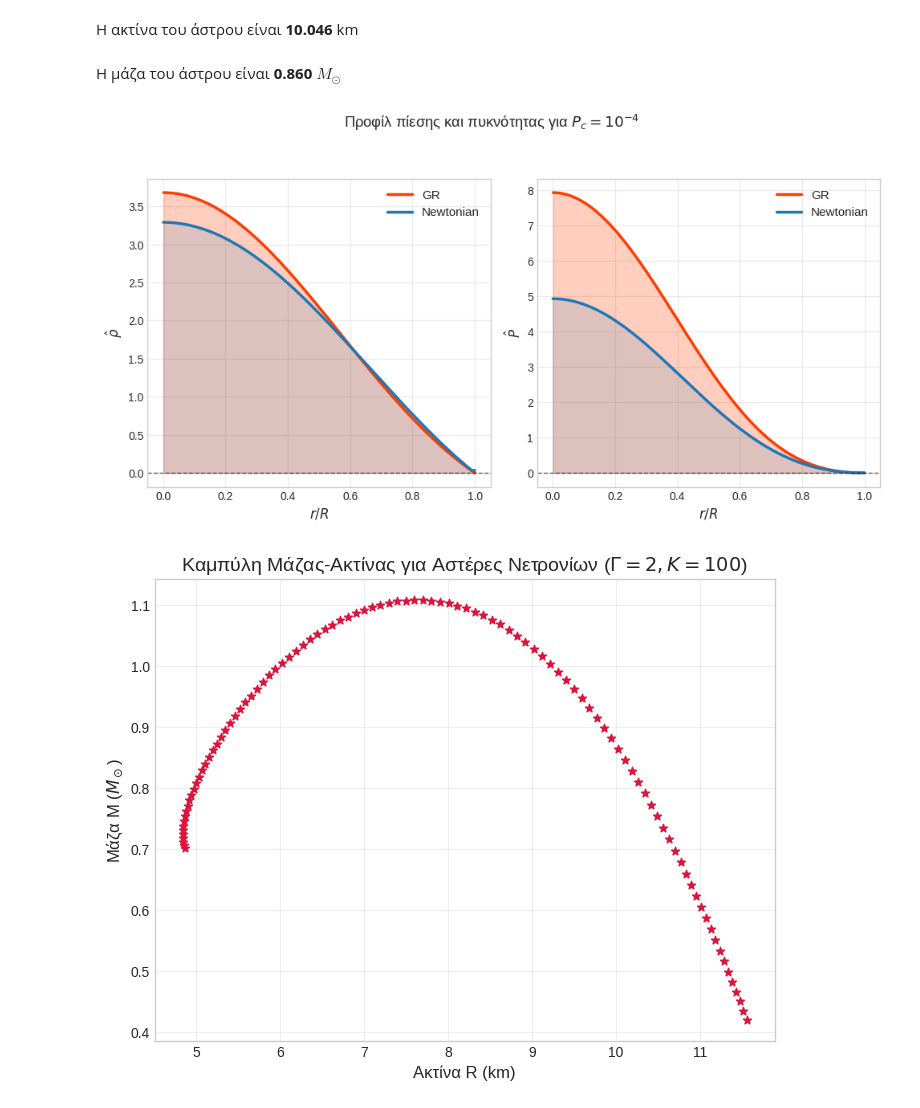
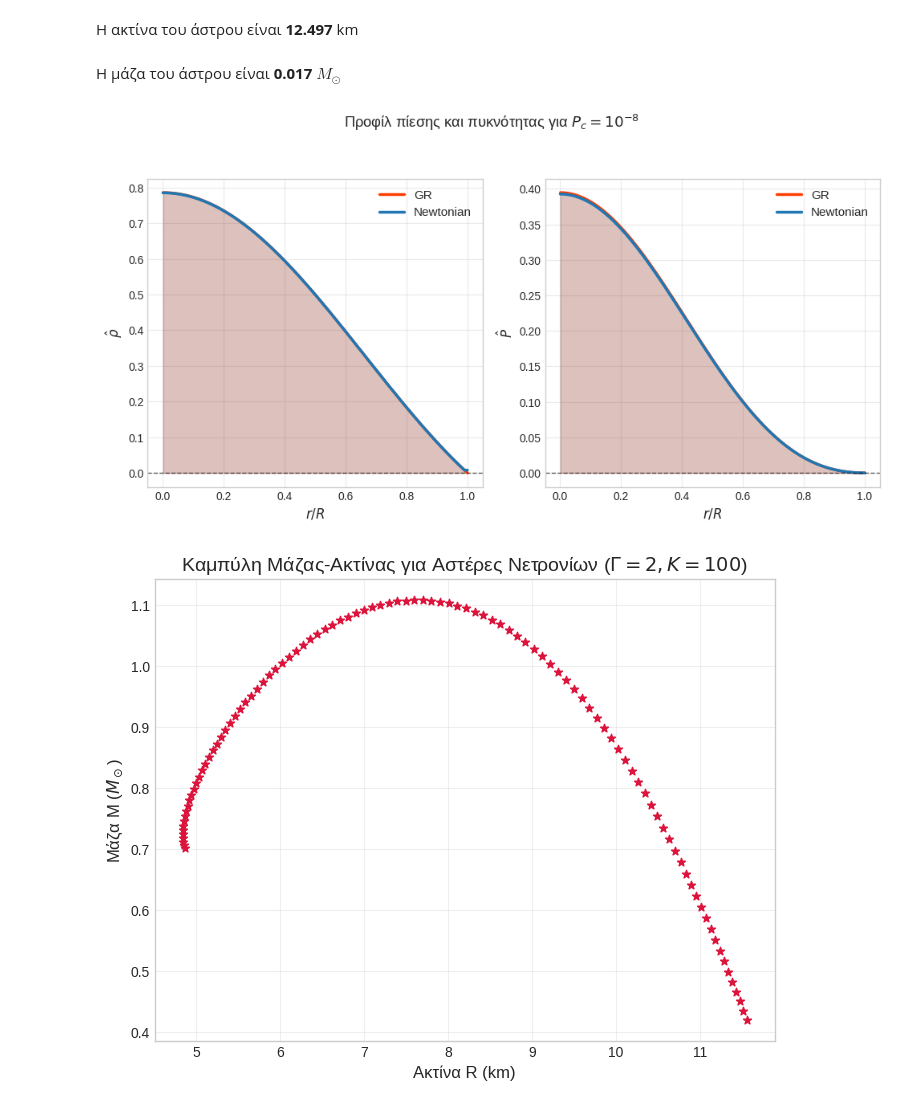
Before and after one commit to Vagge31/Stellar-Pulsations, a Jupyter notebook: tov.ipynb, the cells around one changed output. Cells and saved outputs as stored; diff of their text form; code cells hidden in the pictures.

```diff
--- a/tov.ipynb
+++ b/tov.ipynb
@@ -13,13 +13,13 @@ x_newt = data['x']
 rho_newt = data['rho_hat']
 P_newt = data['P_hat']
 # %%
-Pc = 1e-4 #Θα το δικαιλογησω απο geometrized units
+Pc = 1e-8 #Θα το δικαιλογησω απο geometrized units
 gamma=2
 R_tov, M_tov,Phi_tov_offset, sol = solve_tov(Pc, EoS=eos)
 display(Markdown(rf"Η ακτίνα του άστρου είναι **{R_tov:.3f}** km"))
 display(Markdown(rf"Η μάζα του άστρου είναι **{M_tov/1.4766:.3f}** $M_\odot$"))
 
-r = np.linspace(1e-3,R_tov,200)
+r = np.linspace(1e-4,R_tov,200)
 m = sol.sol(r)[0]
 P_0 = sol.sol(r)[1]
 Phi = sol.sol(r)[2]
@@ -28,8 +28,8 @@ rho_0 = eos(P_0)
 L_0 = (-1/2)*np.log(1-(2*m/r)) #Lambda
 Phi_0 = Phi + Phi_tov_offset
 # %% [output]
-Η ακτίνα του άστρου είναι **10.046** km
+Η ακτίνα του άστρου είναι **12.497** km
-Η μάζα του άστρου είναι **0.860** $M_\odot$
+Η μάζα του άστρου είναι **0.017** $M_\odot$
 # %%
 def get_dimensionless(M,R,Phi_offset,sol):
 
@@ -43,8 +43,8 @@ def get_dimensionless(M,R,Phi_offset,sol):
     Phi_0 = Phi + Phi_offset
     #Dimensionless
     x = r/R
-    rho_hat = ((4/3)*np.pi * R**3)/(M)*rho
-    P_hat = (4*np.pi*R**4)/(M**2)* P
+    rho_hat = (R**3)/(M)*rho
+    P_hat = (R**4)/(M**2)* P
     m_hat = m/M
 
     return x,rho_hat,P_hat,m_hat,Phi_0,L_0
@@ -58,36 +58,36 @@ plt.rcParams.update({
     'xtick.labelsize': 10,
     'ytick.labelsize': 10
 })
 
 fig, axes = plt.subplots(1,2, figsize=(10, 5))
 quantities = {
     r"$\hat{\rho}$": (rho_tov, rho_newt),
     r"$\hat{P}$": (P_tov,P_newt)
 }
 gr_color = "#ff3c00ff"
 newt_color = '#1f77b4'
 for ax, (label, (qty_tov, qty_newt)) in zip(axes.flatten(), quantities.items()):
 
     ax.plot(x, qty_tov, linewidth=2.5, color=gr_color, label="GR")
     ax.plot(x_newt, qty_newt, linewidth=2.5, color=newt_color, label="Newtonian")
 
     ax.fill_between(x, qty_tov, 0, color=gr_color, alpha=0.25)
     ax.fill_between(x_newt, qty_newt, 0, color=newt_color, alpha=0.15)
 
     ax.axhline(0, color='black', linestyle='--', linewidth=1, alpha=0.6)
 
     ax.set_xlabel(r'$r/R$')
     ax.set_ylabel(label)
     ax.legend()
 
     ax.grid(True, alpha=0.4, linestyle='-')
-fig.suptitle(r"Προφίλ πίεσης και πυκνότητας για $P_c = 10^{-4}$", y=1.05)
+fig.suptitle(r"Προφίλ πίεσης και πυκνότητας για $P_c = 10^{-8}$", y=1.05)
 
 plt.tight_layout()
-plt.savefig('background_TOV(Γ=2).png', bbox_inches='tight')
+plt.savefig('tov(g=2)_newt_limit.png', bbox_inches='tight')
 plt.show()
 # %% [output]
-[figure, old version]
+[figure, new version]
 # %%
 #M-R diagram for Γ=2
 
```
Also changed, not shown: parts of 9 cells of this notebook, 31 other files.
